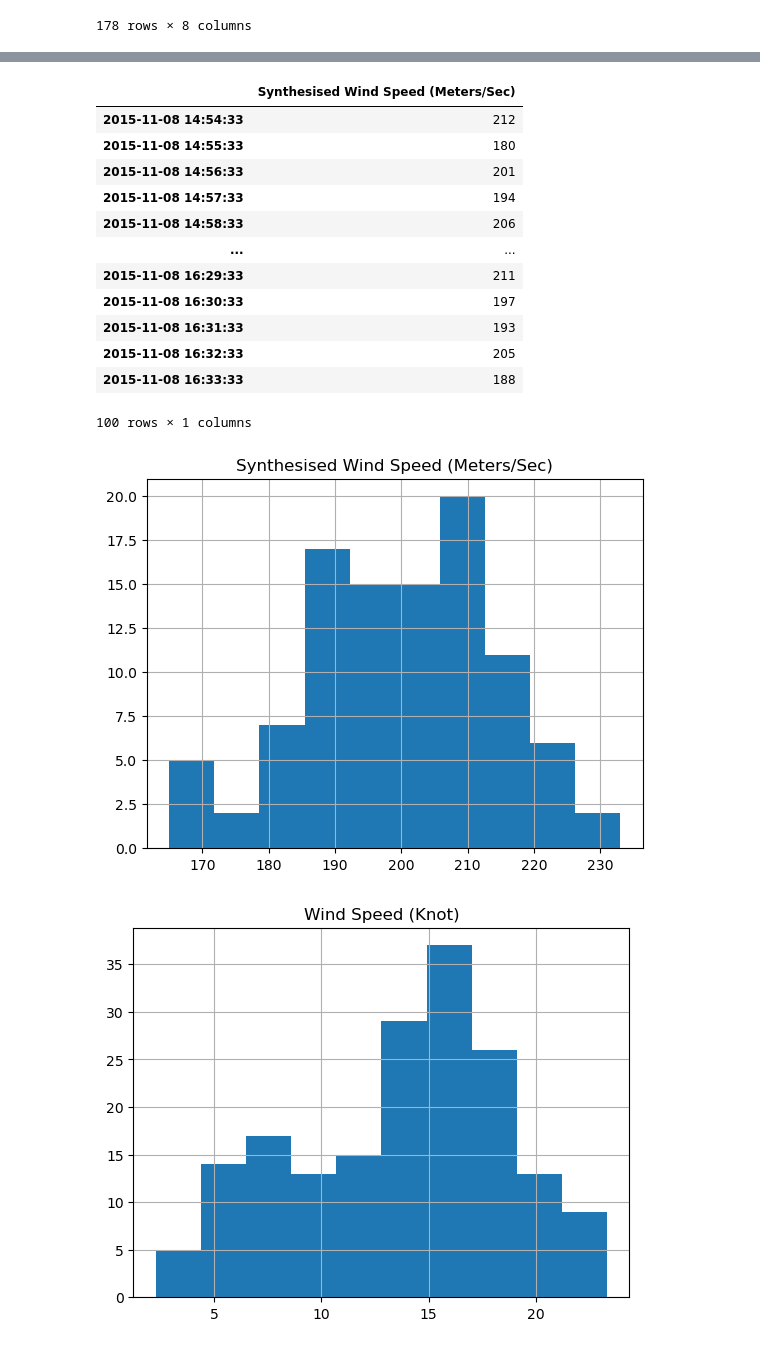
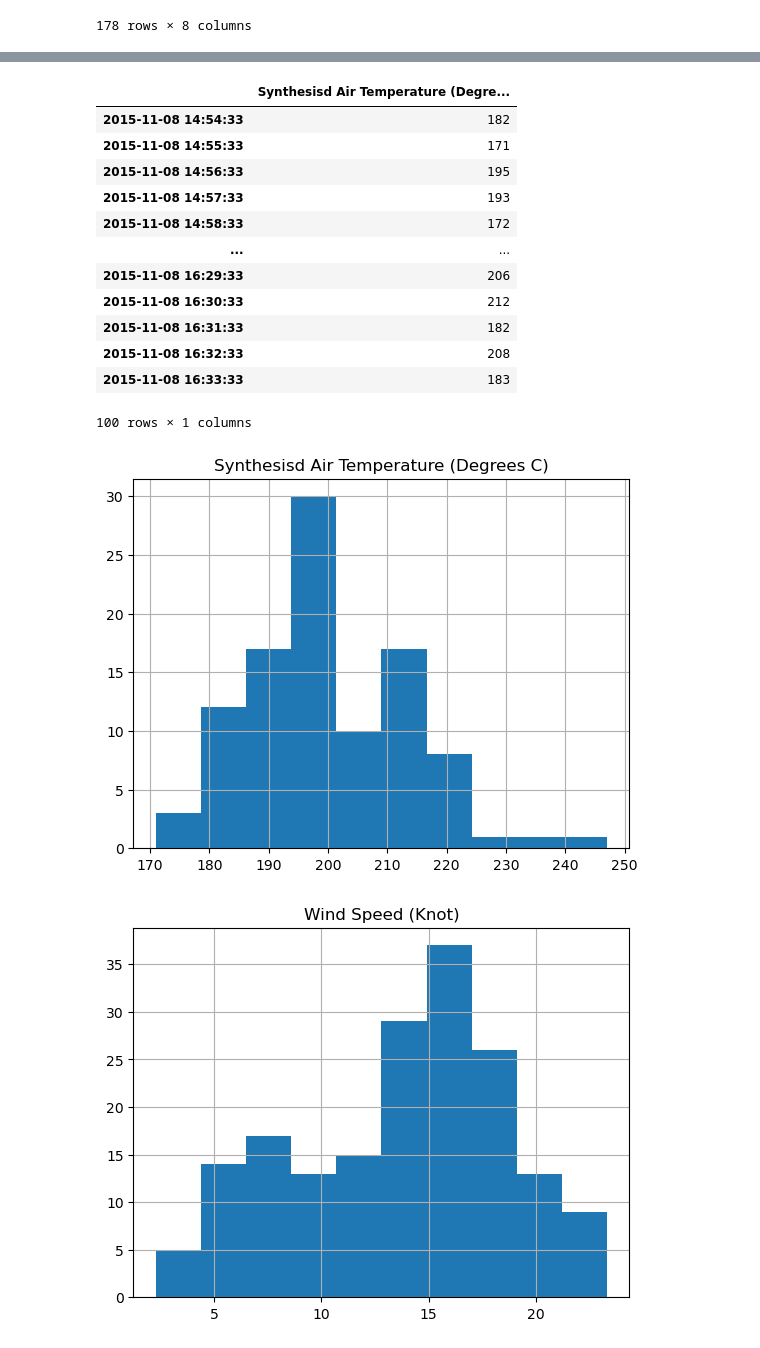
Before and after one commit to dectan/Programming-for-Data-Analysis-Project-1, a Jupyter notebook: Project 1.ipynb, the cells around one changed output, grey strips where cells are left out. Saved outputs shown, nothing was run; the diff lists cells and outputs as text; code cells hidden in the pictures.

```diff
--- a/Project 1.ipynb
+++ b/Project 1.ipynb
@@ -182,6 +189,6 @@ plt.show()
 # %%
-idx = pd.date_range(start = "2015-11-08 14:54:33", periods=100, freq="MIN")
-idx
+idx1 = pd.date_range(start = "2015-11-08 14:54:33", periods=100, freq="MIN")
+idx1
 # %% [output]
 DatetimeIndex(['2015-11-08 14:54:33', '2015-11-08 14:55:33',
                '2015-11-08 14:56:33', '2015-11-08 14:57:33',
@@ -201,28 +208,29 @@ DatetimeIndex(['2015-11-08 14:54:33', '2015-11-08 14:55:33',
                '2015-11-08 16:32:33', '2015-11-08 16:33:33'],
               dtype='datetime64[ns]', freq='T')
 # %%
-rng = np.random.default_rng()
-ts = pd.DataFrame(data=rng.poisson(200,len(idx)),index =idx, columns=['Synthesised Wind Speed (Meters/Sec)'])
-ts
+rng1 = np.random.default_rng()
+ts1 = pd.DataFrame(data=rng1.poisson(200,len(idx1)),index =idx1, columns=['Synthesisd Air Temperature (Degrees C)'])
+ts1
 # %% [output]
-|  | Synthesised Wind Speed (Meters/Sec) |
-| 2015-11-08 14:54:33 | 212 |
-| 2015-11-08 14:55:33 | 180 |
-| 2015-11-08 14:56:33 | 201 |
-| 2015-11-08 14:57:33 | 194 |
-| 2015-11-08 14:58:33 | 206 |
+|  | Synthesisd Air Temperature (Degre... |
+| 2015-11-08 14:54:33 | 182 |
+| 2015-11-08 14:55:33 | 171 |
+| 2015-11-08 14:56:33 | 195 |
+| 2015-11-08 14:57:33 | 193 |
+| 2015-11-08 14:58:33 | 172 |
 | ... | ... |
-| 2015-11-08 16:29:33 | 211 |
-| 2015-11-08 16:30:33 | 197 |
-| 2015-11-08 16:31:33 | 193 |
-| 2015-11-08 16:32:33 | 205 |
-| 2015-11-08 16:33:33 | 188 |
+| 2015-11-08 16:29:33 | 206 |
+| 2015-11-08 16:30:33 | 212 |
+| 2015-11-08 16:31:33 | 182 |
+| 2015-11-08 16:32:33 | 208 |
+| 2015-11-08 16:33:33 | 183 |
 100 rows × 1 columns
 # %%
-ts.hist()
+
+ts1.hist()
 plt.show()
 # %% [output]
-[figure, old version]
+[figure, new version]
 # %%
 df3.hist('Wind Speed (Knot)')
 plt.show()
```
Also changed, not shown: parts of 17 cells of this notebook.
